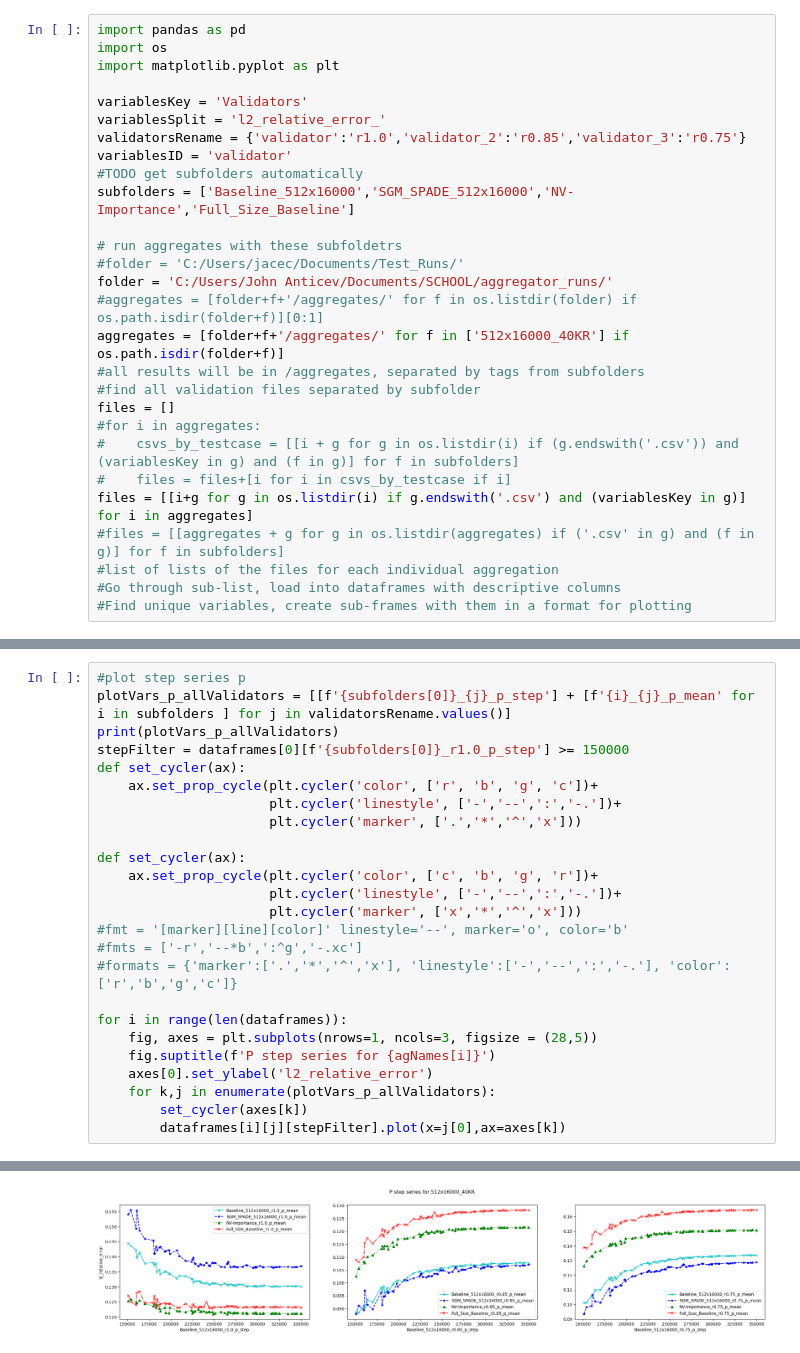
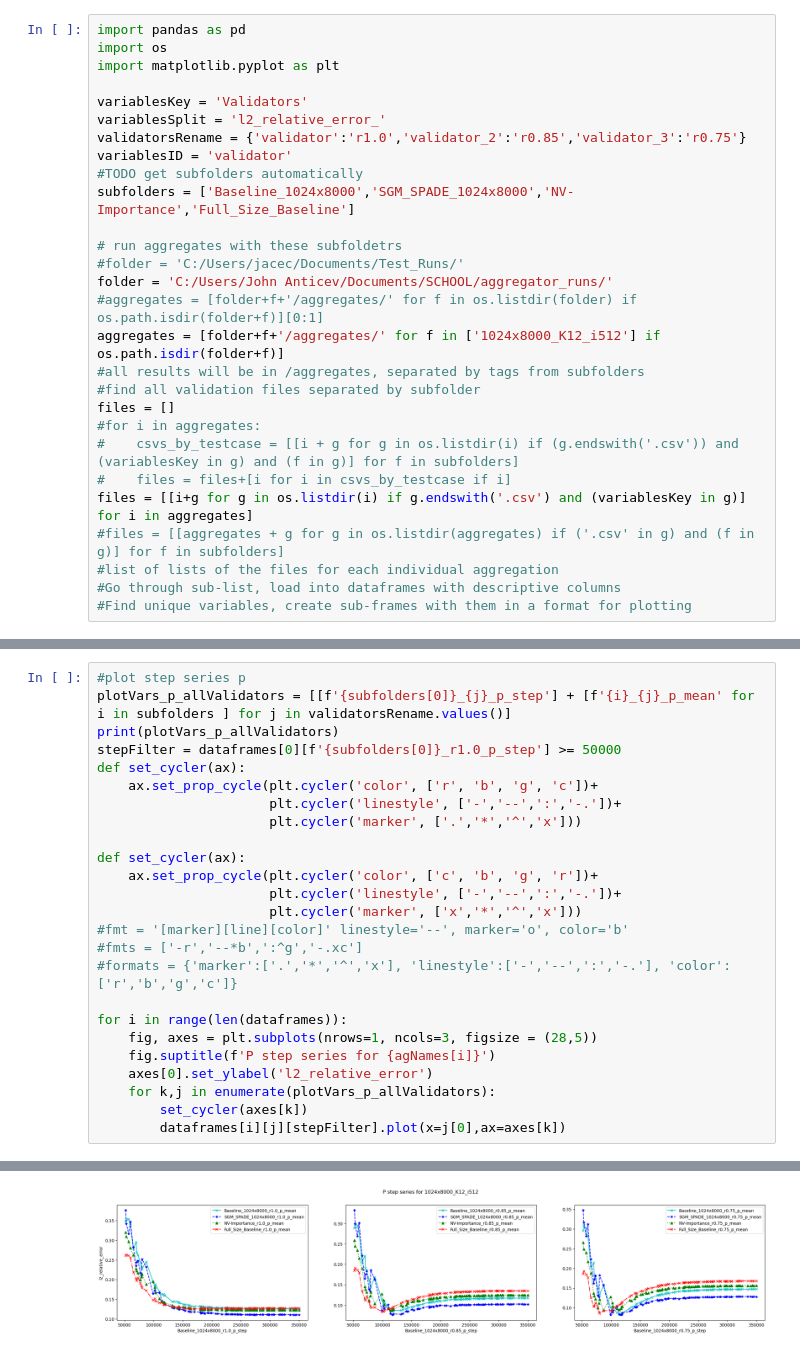
Before and after one commit to janticev/tensorboard-aggregator-modulus22, a Jupyter notebook: datagrabbing copy 5.ipynb, the cells around one changed output, grey strips where cells are left out. Saved outputs shown, nothing was run; the diff lists cells and outputs as text.

```diff
--- a/datagrabbing copy 5.ipynb
+++ b/datagrabbing copy 5.ipynb
@@ -8,13 +8,13 @@ variablesSplit = 'l2_relative_error_'
 validatorsRename = {'validator':'r1.0','validator_2':'r0.85','validator_3':'r0.75'}
 variablesID = 'validator'
 #TODO get subfolders automatically
-subfolders = ['Baseline_512x16000','SGM_SPADE_512x16000','NV-Importance','Full_Size_Baseline']
+subfolders = ['Baseline_1024x8000','SGM_SPADE_1024x8000','NV-Importance','Full_Size_Baseline']
 
 # run aggregates with these subfoldetrs
 #folder = 'C:/Users/jacec/Documents/Test_Runs/'
 folder = 'C:/Users/John Anticev/Documents/SCHOOL/aggregator_runs/'
 #aggregates = [folder+f+'/aggregates/' for f in os.listdir(folder) if os.path.isdir(folder+f)][0:1]
-aggregates = [folder+f+'/aggregates/' for f in ['512x16000_40KR'] if os.path.isdir(folder+f)]
+aggregates = [folder+f+'/aggregates/' for f in ['1024x8000_K12_i512'] if os.path.isdir(folder+f)]
 #all results will be in /aggregates, separated by tags from subfolders
 #find all validation files separated by subfolder
 files = []
@@ -113,7 +113,7 @@ agNames
 #plot step series p
 plotVars_p_allValidators = [[f'{subfolders[0]}_{j}_p_step'] + [f'{i}_{j}_p_mean' for i in subfolders ] for j in validatorsRename.values()]
 print(plotVars_p_allValidators)
-stepFilter = dataframes[0][f'{subfolders[0]}_r1.0_p_step'] >= 150000
+stepFilter = dataframes[0][f'{subfolders[0]}_r1.0_p_step'] >= 50000
 def set_cycler(ax):
     ax.set_prop_cycle(plt.cycler('color', ['r', 'b', 'g', 'c'])+
                       plt.cycler('linestyle', ['-','--',':','-.'])+
@@ -139,4 +139,4 @@ for i in range(len(dataframes)):
-[figure, old version]
+[figure, new version]
 # %%
 #plot step series u
 plotVars_p_allValidators = [[f'{subfolders[0]}_{j}_u_step'] + [f'{i}_{j}_u_mean' for i in subfolders ] for j in validatorsRename.values()]
```
Also changed, not shown: parts of 10 cells of this notebook, 11 other files.
